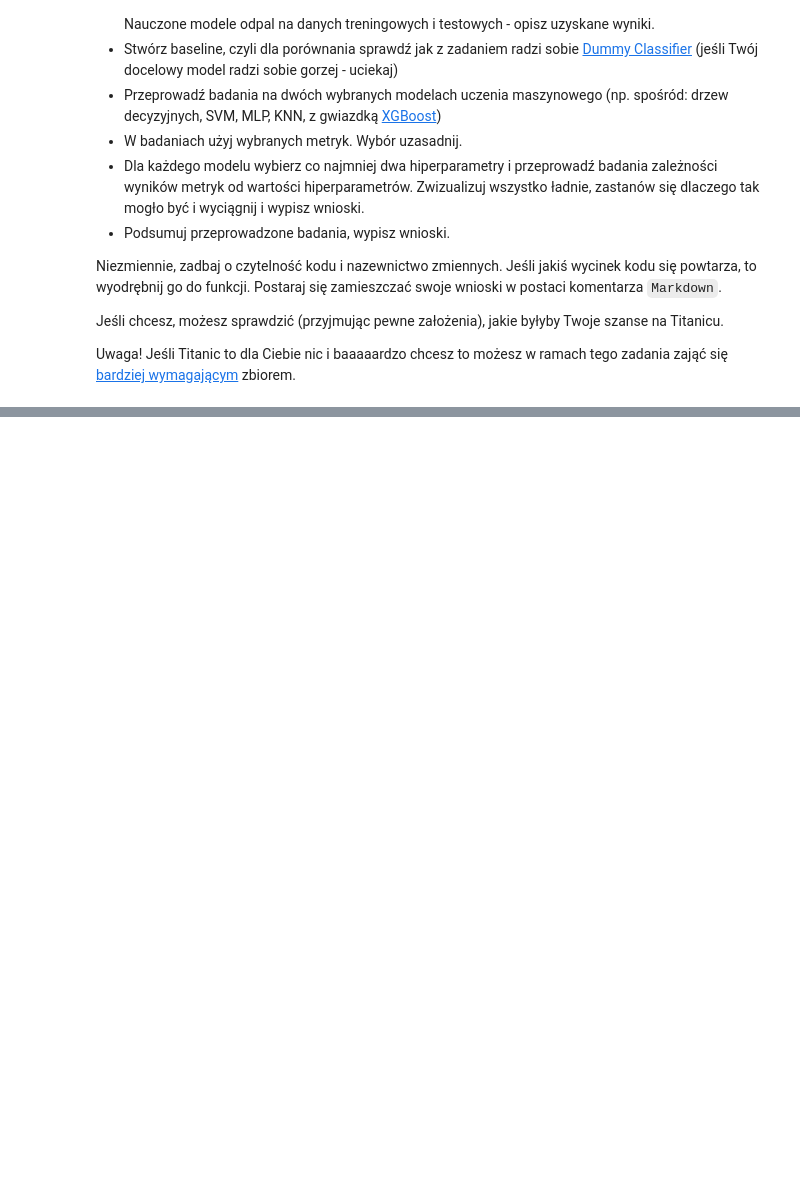
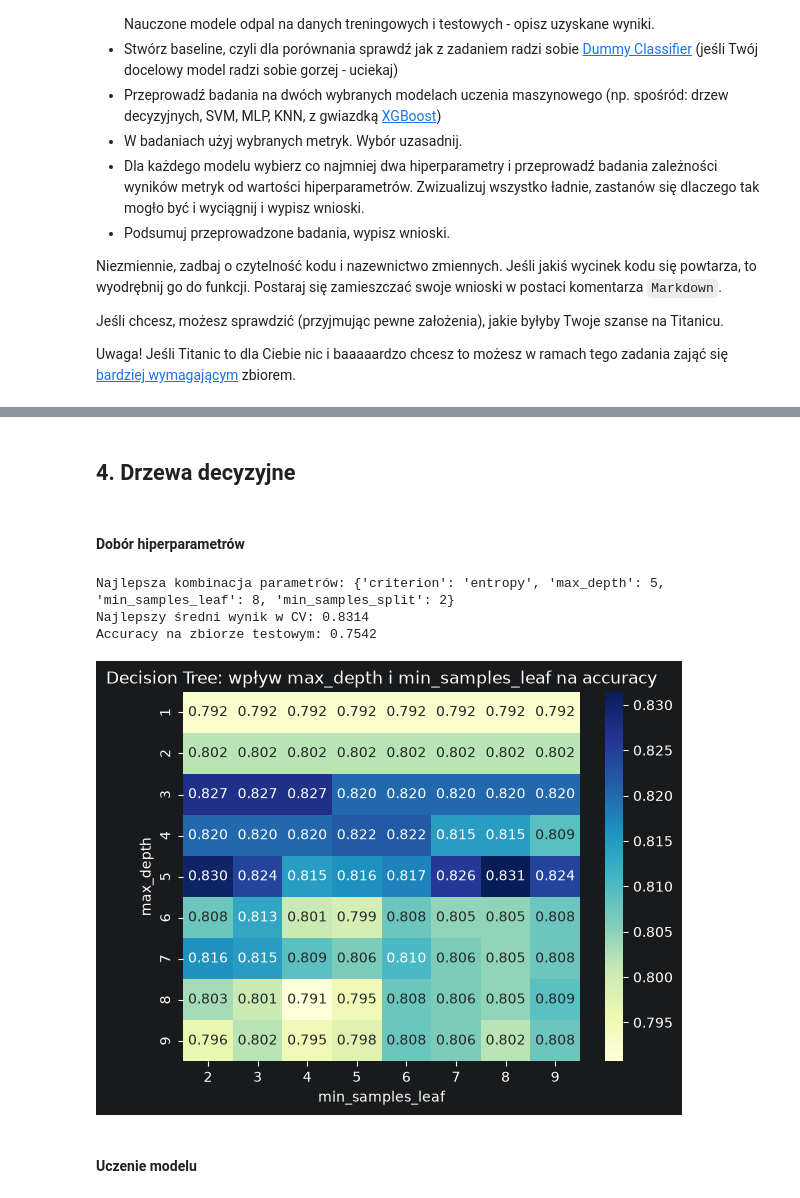
Before and after one commit to Solvro/ml-wakacyjne-wyzwanie-2026, a Jupyter notebook: 02_podstawy_aiml/ML_zadanie.ipynb, the cells around one changed output, grey strips where cells are left out. Drawn from its saved outputs; the diff is of its cells as text; code cells hidden in the pictures; blank space fills up the shorter version.

```diff
--- a/02_podstawy_aiml/ML_zadanie.ipynb
+++ b/02_podstawy_aiml/ML_zadanie.ipynb
@@ -46,0 +180,48 @@ titanic_df['Cabin'].str[0].unique()
+# %% [markdown]
+## 4. Drzewa decyzyjne
+# %% [markdown]
+#### Dobór hiperparametrów
+# %%
+from sklearn.model_selection import GridSearchCV
+from sklearn.tree import DecisionTreeClassifier
+from sklearn.model_selection import StratifiedKFold
+
+cv_fold=StratifiedKFold(n_splits=5, shuffle=True, random_state=42)
+
+param_grid={'max_depth': range(1, 10),
+    'criterion': ['gini', 'entropy'],
+    'min_samples_split': range(2, 10),
+    'min_samples_leaf': range(2, 10)}
+
+grid_search=GridSearchCV(estimator=DecisionTreeClassifier(random_state=1), param_grid=param_grid, cv=cv_fold, scoring='accuracy', n_jobs=-1)
+
+grid_search.fit(X_train, y_train)
+
+print("Najlepsza kombinacja parametrów:", grid_search.best_params_)
+print(f"Najlepszy średni wynik w CV: {round(grid_search.best_score_, 4)}")
+
+best_model=grid_search.best_estimator_
+test_acc=best_model.score(X_test, y_test)
+print(f"Accuracy na zbiorze testowym: {round(test_acc, 4)}")
+# %% [output]
+Najlepsza kombinacja parametrów: {'criterion': 'entropy', 'max_depth': 5, 'min_samples_leaf': 8, 'min_samples_split': 2}
+Najlepszy średni wynik w CV: 0.8314
+Accuracy na zbiorze testowym: 0.7542
+# %%
+cv_results_tree=pd.DataFrame(grid_search.cv_results_)
+pivot_tree=cv_results_tree.pivot_table(
+    values='mean_test_score',
+    index='param_max_depth',
+    columns='param_min_samples_leaf',
+    aggfunc='max'
+)
+
+sns.heatmap(pivot_tree, annot=True, fmt='.3f', cmap='YlGnBu')
+plt.title('Decision Tree: wpływ max_depth i min_samples_leaf na accuracy')
+plt.xlabel('min_samples_leaf')
+plt.ylabel('max_depth')
+plt.show()
+# %% [output]
+[figure, added]
+# %% [markdown]
+#### Uczenie modelu
```
Also changed, not shown: parts of 46 cells of this notebook.
